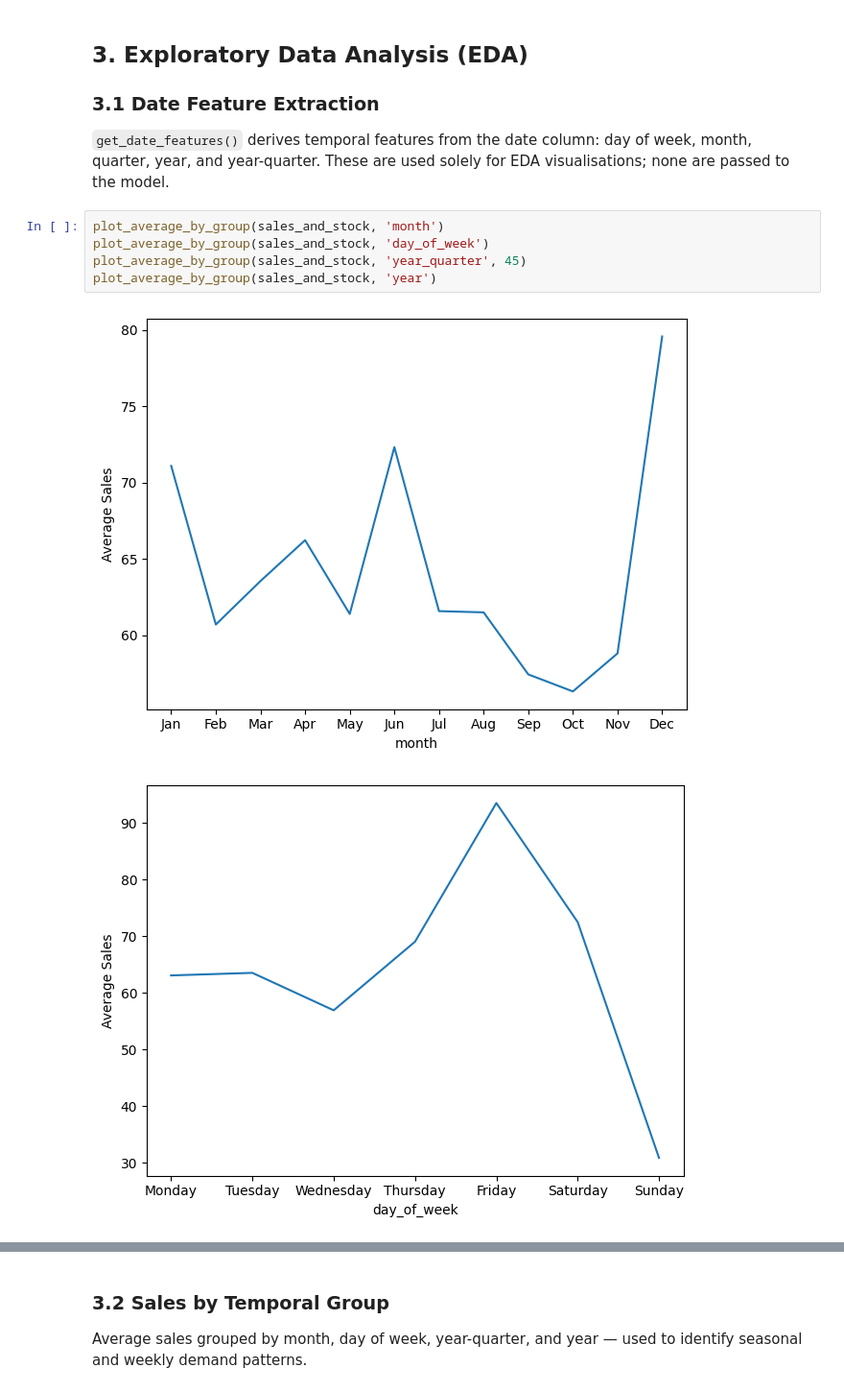
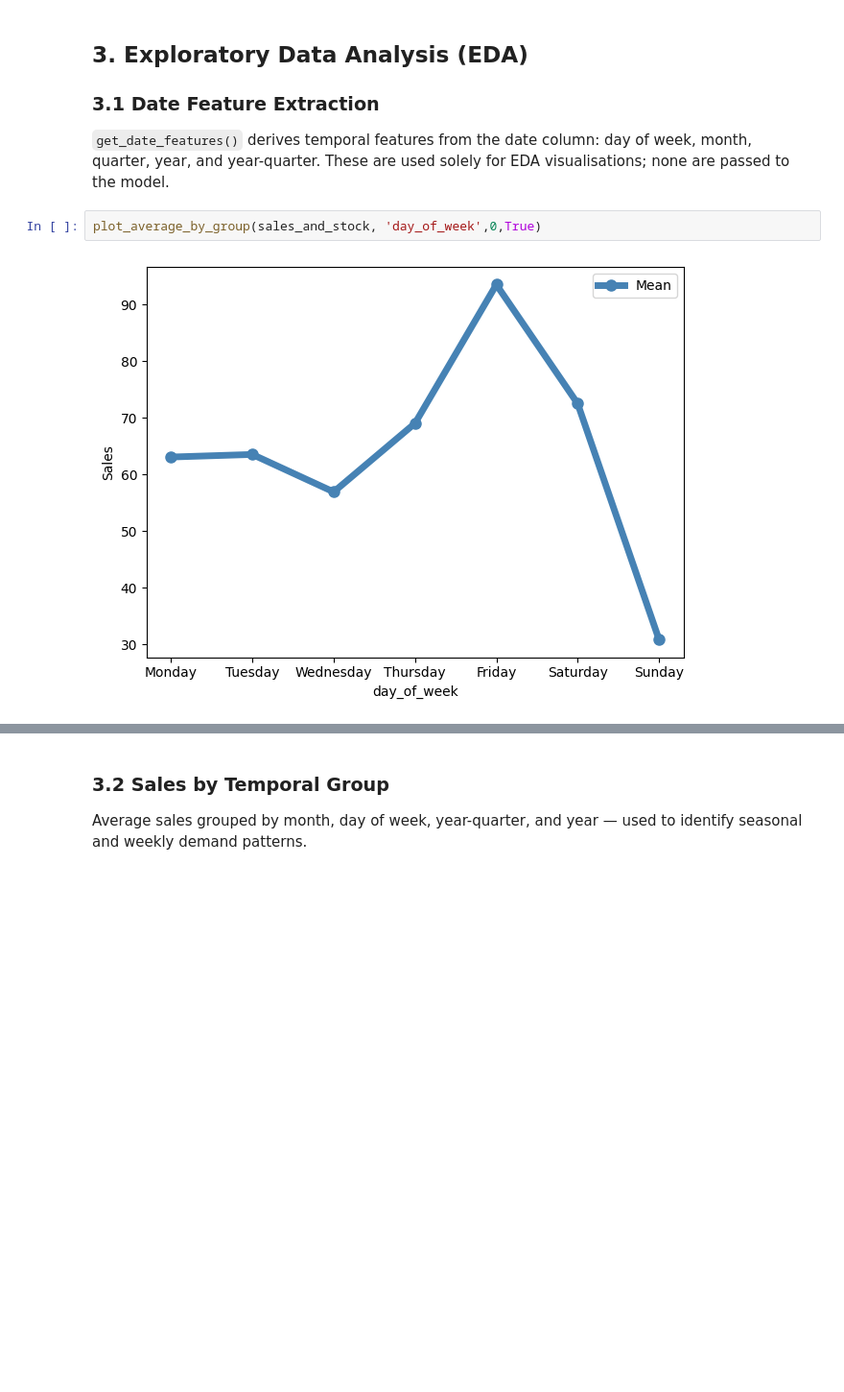
Before and after one commit to IvankaiKrisztian/Szakdolgozat, a Jupyter notebook: data/Main.ipynb, the cells around one changed output, grey strips where cells are left out. Shown at 96% size. Cells and saved outputs as stored; diff of their text form; blank space fills up the shorter version.

```diff
--- a/data/Main.ipynb
+++ b/data/Main.ipynb
@@ -87,10 +87,6 @@ get_date_features(sales_and_stock)
 
 `get_date_features()` derives temporal features from the date column: day of week, month, quarter, year, and year-quarter. These are used solely for EDA visualisations; none are passed to the model.
 # %%
-plot_average_by_group(sales_and_stock, 'month')
-plot_average_by_group(sales_and_stock, 'day_of_week')
-plot_average_by_group(sales_and_stock, 'year_quarter', 45)
-plot_average_by_group(sales_and_stock, 'year')
+plot_average_by_group(sales_and_stock, 'day_of_week',0,True)
 # %% [output]
-[figure, old version]
+[figure, new version]
-[figure, removed]
```
Also changed, not shown: parts of 21 cells of this notebook, 8 other files.
